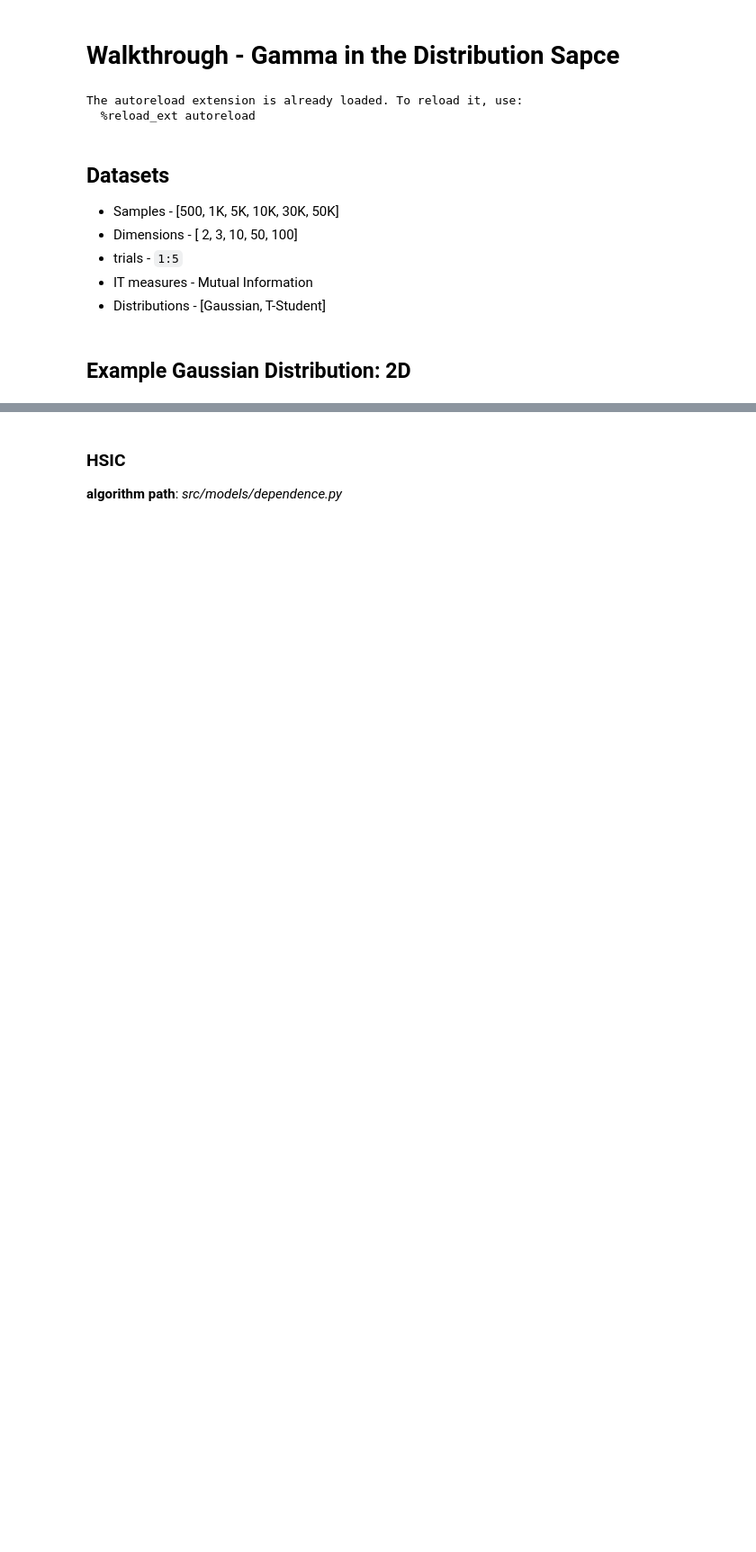
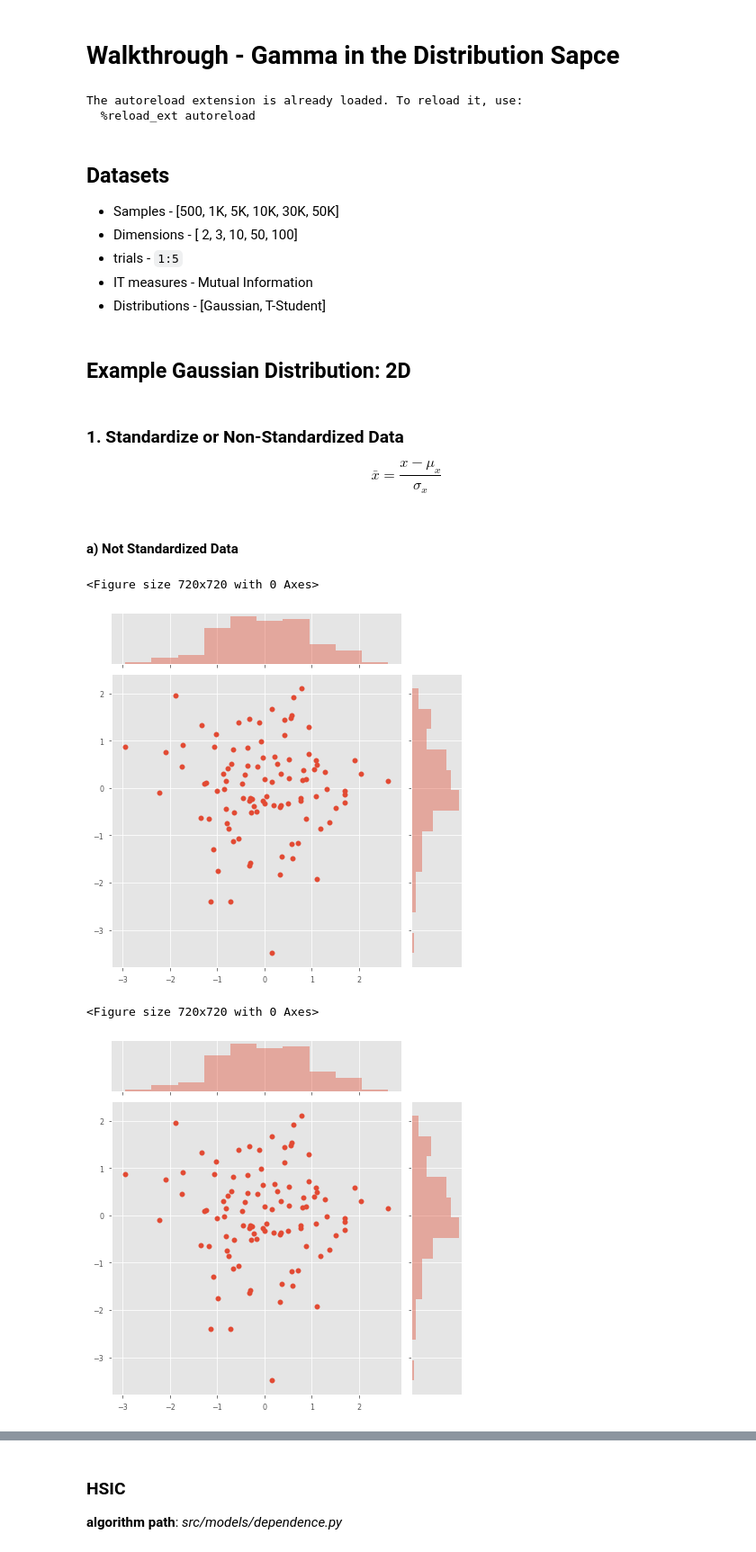
Before and after one commit to jejjohnson/hsic_alignment, a Jupyter notebook: notebooks/4_distributions/2.1_exp_gamma_space.ipynb, the cells around one changed output, grey strips where cells are left out. Shown at 90% size. Drawn from its saved outputs; the diff is of its cells as text; code cells hidden in the pictures; blank space fills up the shorter version.

```diff
--- a/notebooks/4_distributions/2.1_exp_gamma_space.ipynb
+++ b/notebooks/4_distributions/2.1_exp_gamma_space.ipynb
@@ -28,10 +28,10 @@ from features.utils import dict_product
 
 # Kernel Dependency measure
 from pysim.kernel.hsic import HSIC
-from pysim.kernel.utils import estimate_gamma, GammaParam
+from pysim.kernel.utils import estimate_gamma, GammaParam, SigmaParam
 
 # RBIG IT measures
-from models.ite_algorithms import run_rbig_models
+# from models.ite_algorithms import run_rbig_models
 from models.dependence import HSICModel
 
 # Plotting
@@ -44,7 +44,7 @@ from tqdm import tqdm
 import matplotlib
 import matplotlib.pyplot as plt
 import seaborn as sns
-plt.style.use(['seaborn-talk'])
+plt.style.use(['seaborn-paper'])
 warnings.filterwarnings('ignore') # get rid of annoying warnings
 %matplotlib inline
 
@@ -65,4 +68,38 @@ The autoreload extension is already loaded. To reload it, use:
 * Distributions - [Gaussian, T-Student]
 # %% [markdown]
 ## Example Gaussian Distribution: 2D
+# %%
+def plot_data(X):
+    # plot data
+    fig  = plt.figure(figsize=(10, 10))
+
+    g = sns.jointplot(
+        x=inputs.X[:, 0],
+        y=inputs.X[:, 1],
+    )
+    plt.show()
+# %% [markdown]
+### 1. Standardize or Non-Standardized Data
+
+$$\bar{x} = \frac{x - \mu_x}{\sigma_x}$$
+# %% [markdown]
+#### a) Not Standardized Data
+# %%
+# initialize Data Params class
+example_params = DataParams(standardize=False)
+
+# generate data from params
+inputs_nstd = example_params.generate_data()
+
+plot_data(inputs_nstd.X)
+plt.gcf()
+plt.savefig(f"{FIG_PATH}1_dataX_nstd.png")
+plot_data(inputs_nstd.Y)
+plt.gcf()
+plt.savefig(f"{FIG_PATH}1_dataY_nstd.png")
+# %% [output]
+<Figure size 720x720 with 0 Axes>
+[figure, added]
+<Figure size 720x720 with 0 Axes>
+[figure, added]
 # %% [markdown]
```
Also changed, not shown: parts of 33 cells of this notebook, 12 other files.
